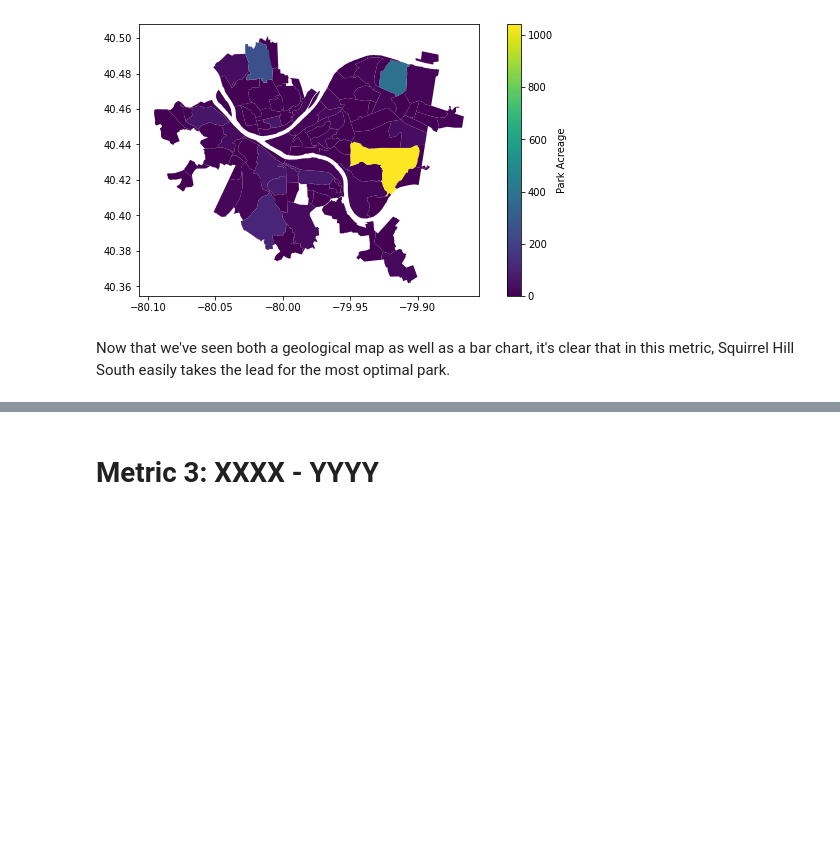
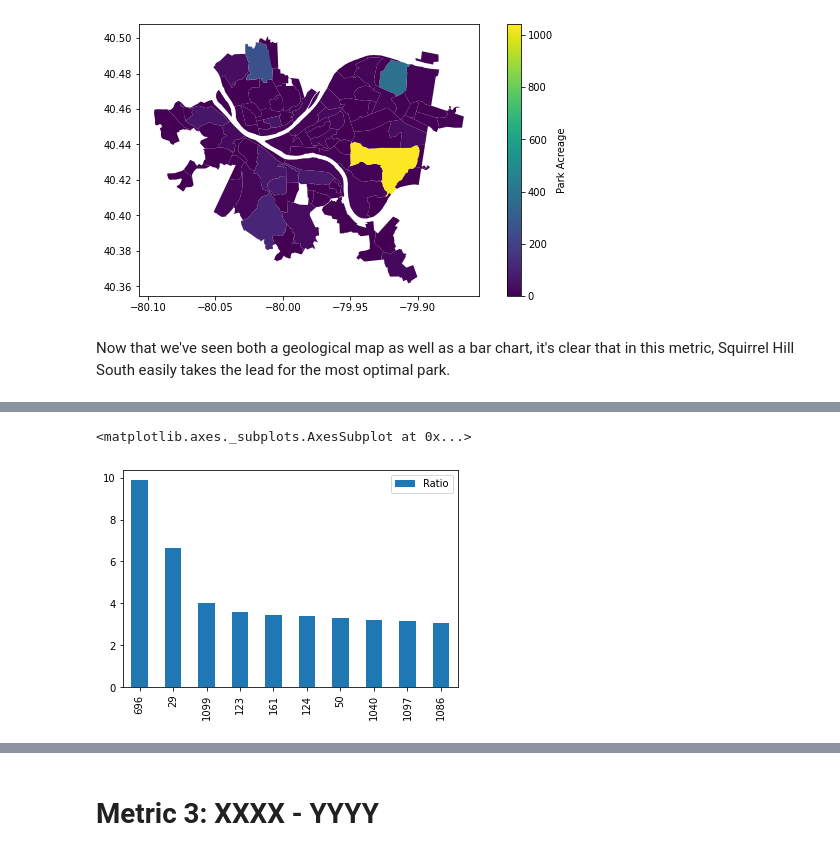
Before and after one commit to tok33/final-project, a Jupyter notebook: final.ipynb, the cells around one changed output, grey strips where cells are left out. Drawn from its saved outputs; the diff is of its cells as text; code cells hidden in the pictures; blank space fills up the shorter version.

```diff
--- a/final.ipynb
+++ b/final.ipynb
@@ -80,0 +112,5 @@ Now that we've seen both a geological map as well as a bar chart, it's clear tha
+# %%
+justRatio.sort_values(by='Ratio', ascending=False).iloc[0:10].plot.bar()
+# %% [output]
+<matplotlib.axes._subplots.AxesSubplot at 0x...>
+[figure, added]
```
Also changed, not shown: parts of 9 cells of this notebook, 1 other file.
